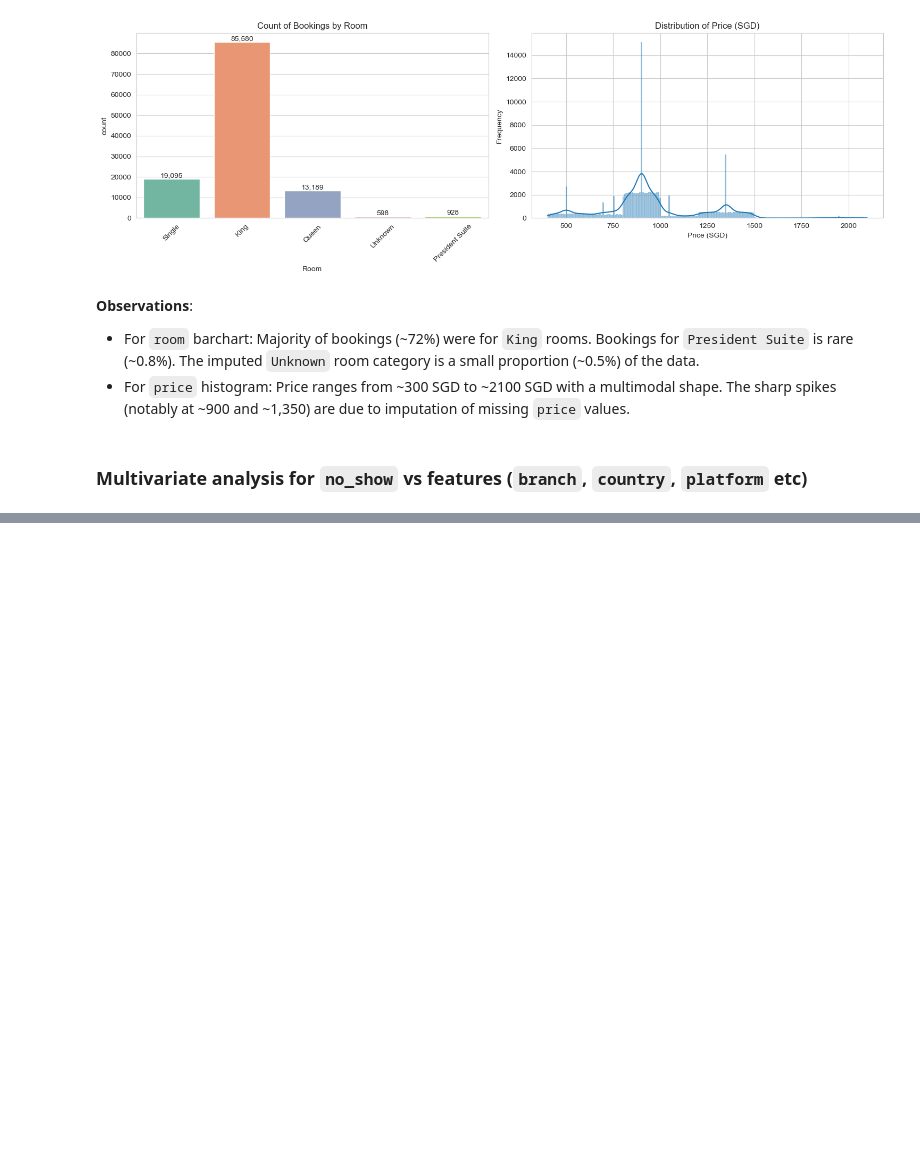
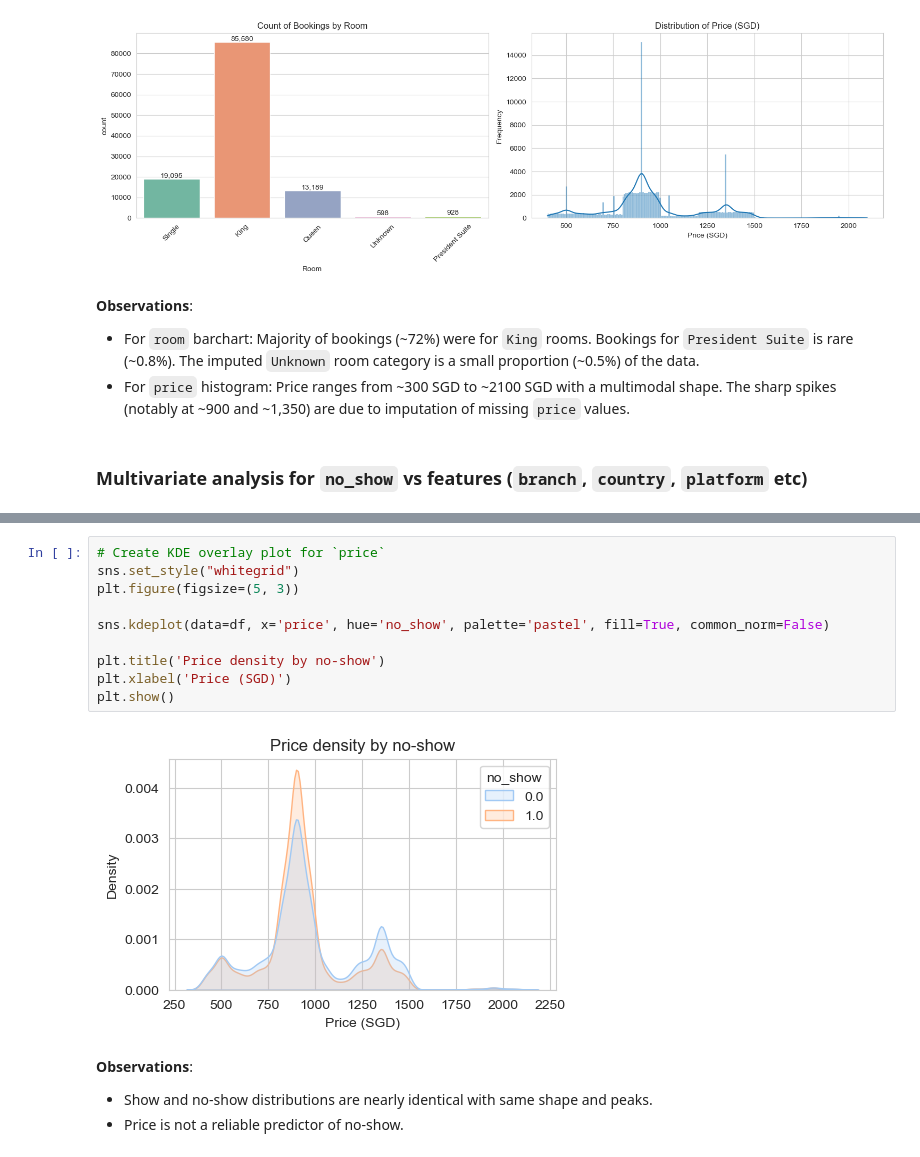
Before and after one commit to taenyfan/predict-hotel-no-show, a Jupyter notebook: eda.ipynb, the cells around one changed output, grey strips where cells are left out. Cells and saved outputs as stored; diff of their text form; blank space fills up the shorter version.

Commit message:
Complete hotel no-show classification pipeline with tests

```diff
--- a/eda.ipynb
+++ b/eda.ipynb
@@ -558,0 +573,16 @@ plt.show()
+# %%
+# Create KDE overlay plot for `price`
+sns.set_style("whitegrid")
+plt.figure(figsize=(5, 3))
+
+sns.kdeplot(data=df, x='price', hue='no_show', palette='pastel', fill=True, common_norm=False)
+
+plt.title('Price density by no-show')
+plt.xlabel('Price (SGD)')
+plt.show()
+# %% [output]
+[figure, added]
+# %% [markdown]
+**Observations**:
+- Show and no-show distributions are nearly identical with same shape and peaks.
+- Price is not a reliable predictor of no-show.
```
Also changed, not shown: parts of 12 cells of this notebook, 9 other files.
